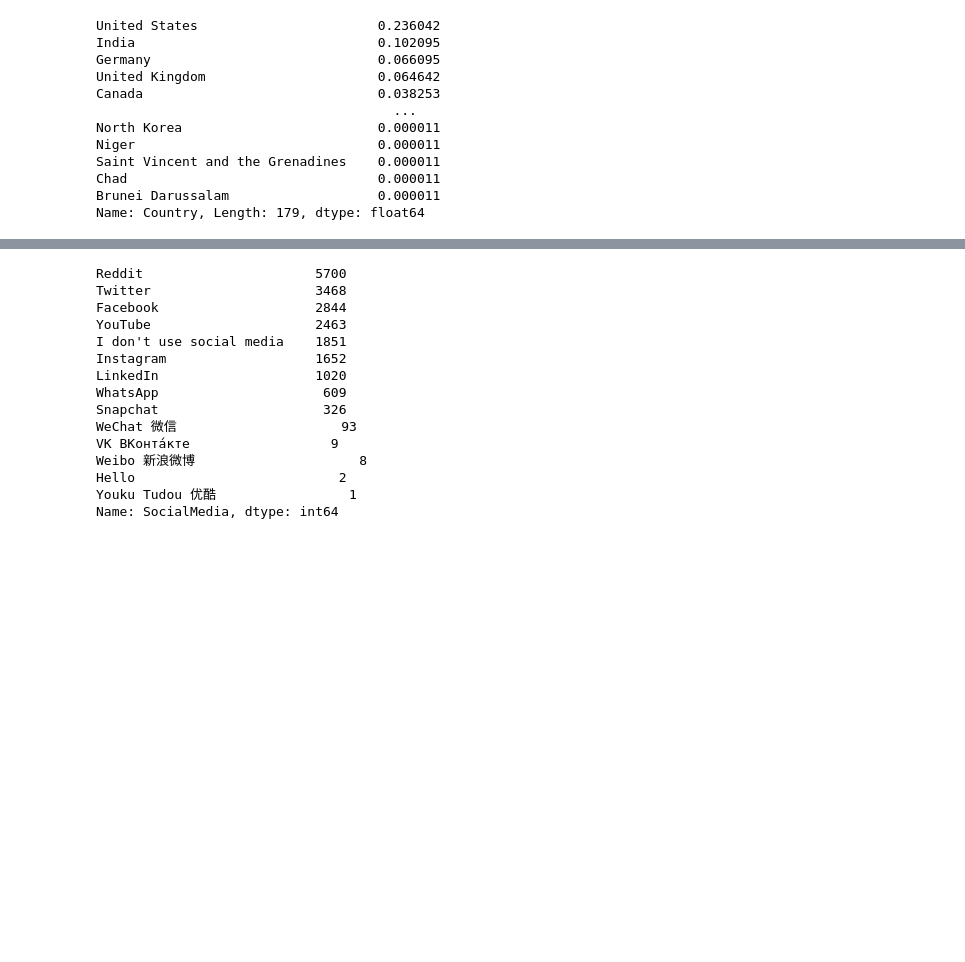
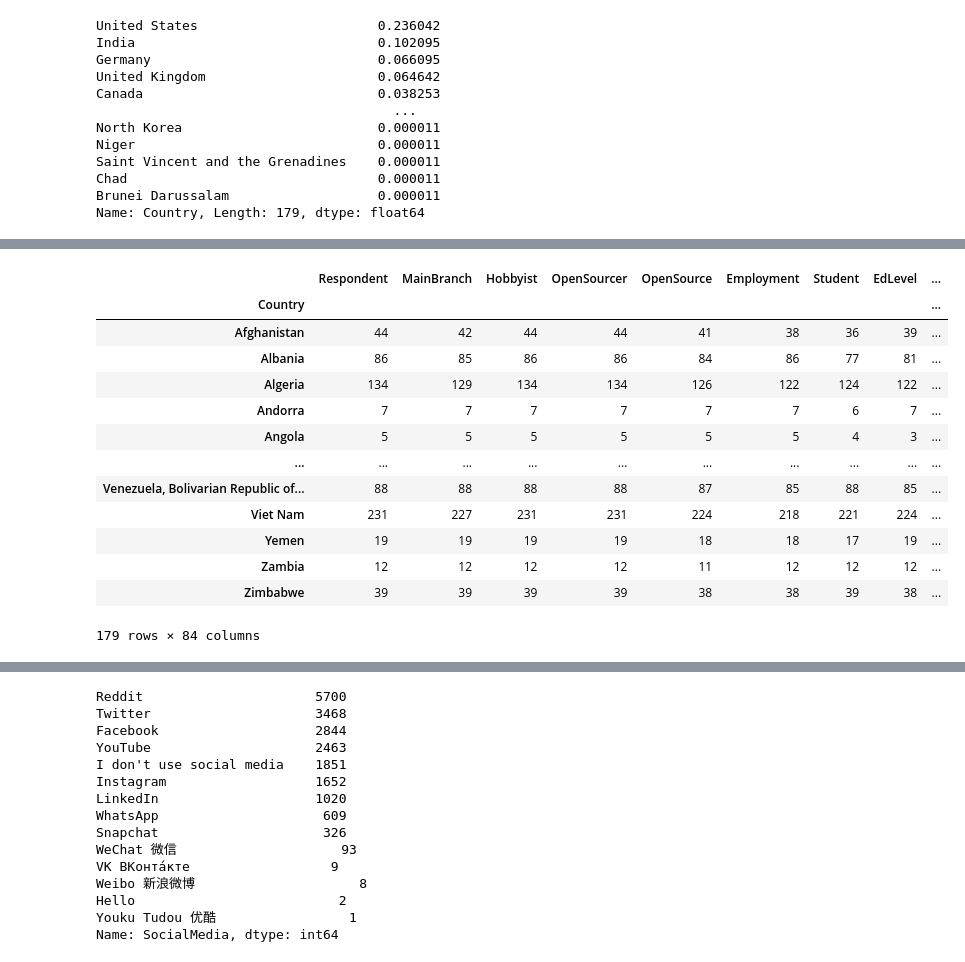
Before and after one commit to guamoshtli/Pandas, a Jupyter notebook: CoreySchafer.ipynb, the cells around one changed output, grey strips where cells are left out. Cells and saved outputs as stored; diff of their text form; code cells hidden in the pictures; blank space fills up the shorter version.

```diff
--- a/CoreySchafer.ipynb
+++ b/CoreySchafer.ipynb
@@ -552,3 +609,20 @@ Name: Country, Length: 179, dtype: float64
+# %%
+df.groupby(['Country']).count()
+# %% [output]
+|  | Respondent | MainBranch | Hobbyist | OpenSourcer | OpenSource | Employment | Student | EdLevel | ... |
+| Country |  |  |  |  |  |  |  |  | ... |
+| Afghanistan | 44 | 42 | 44 | 44 | 41 | 38 | 36 | 39 | ... |
+| Albania | 86 | 85 | 86 | 86 | 84 | 86 | 77 | 81 | ... |
+| Algeria | 134 | 129 | 134 | 134 | 126 | 122 | 124 | 122 | ... |
+| Andorra | 7 | 7 | 7 | 7 | 7 | 7 | 6 | 7 | ... |
+| Angola | 5 | 5 | 5 | 5 | 5 | 5 | 4 | 3 | ... |
+| ... | ... | ... | ... | ... | ... | ... | ... | ... | ... |
+| Venezuela, Bolivarian Republic of... | 88 | 88 | 88 | 88 | 87 | 85 | 88 | 85 | ... |
+| Viet Nam | 231 | 227 | 231 | 231 | 224 | 218 | 221 | 224 | ... |
+| Yemen | 19 | 19 | 19 | 19 | 18 | 18 | 17 | 19 | ... |
+| Zambia | 12 | 12 | 12 | 12 | 11 | 12 | 12 | 12 | ... |
+| Zimbabwe | 39 | 39 | 39 | 39 | 38 | 38 | 39 | 38 | ... |
+179 rows × 84 columns
 # %%
 country_grp=df.groupby(['Country'])
 country_grp.get_group('United States')
```
Also changed, not shown: parts of 18 cells of this notebook, 6 other files.
